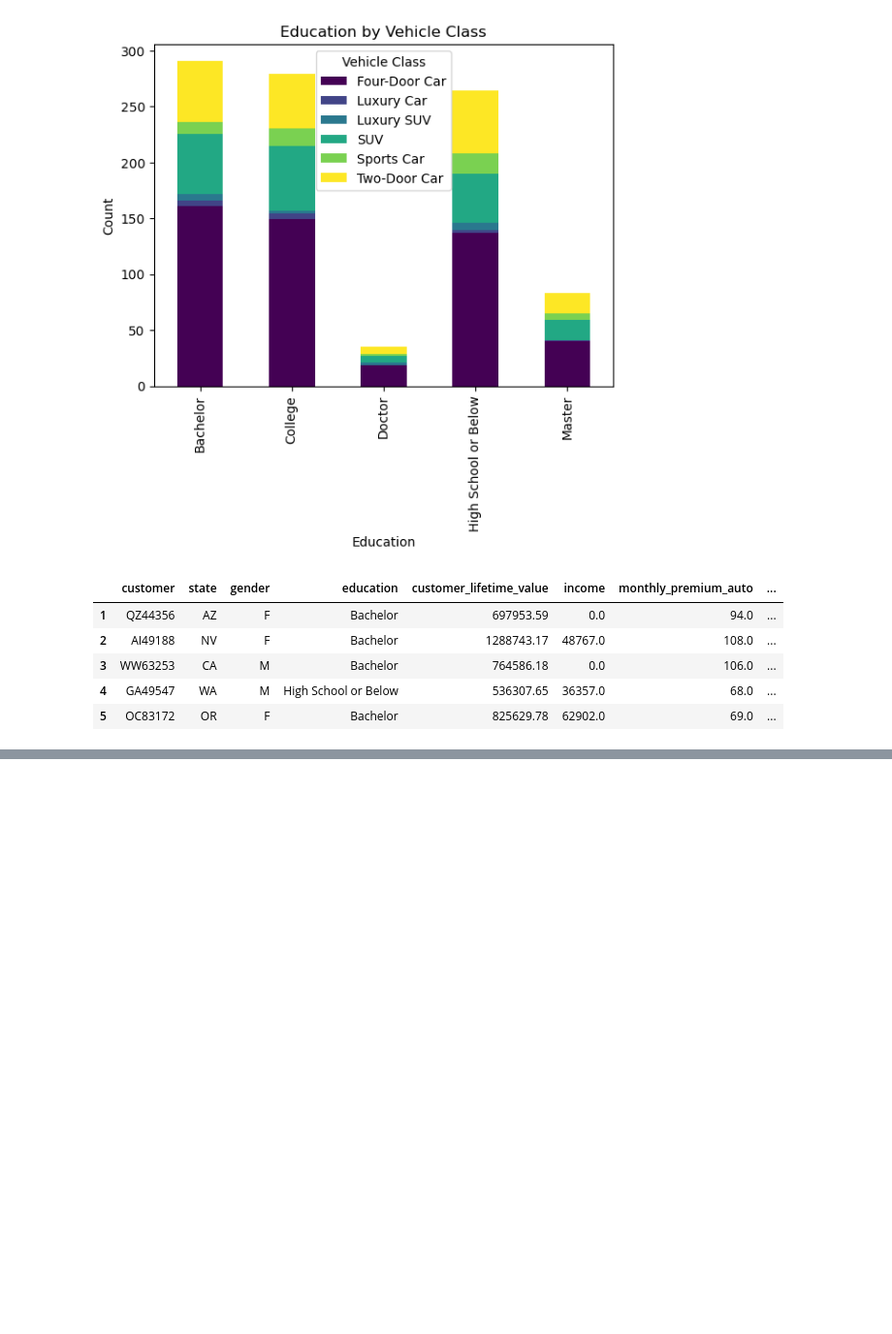
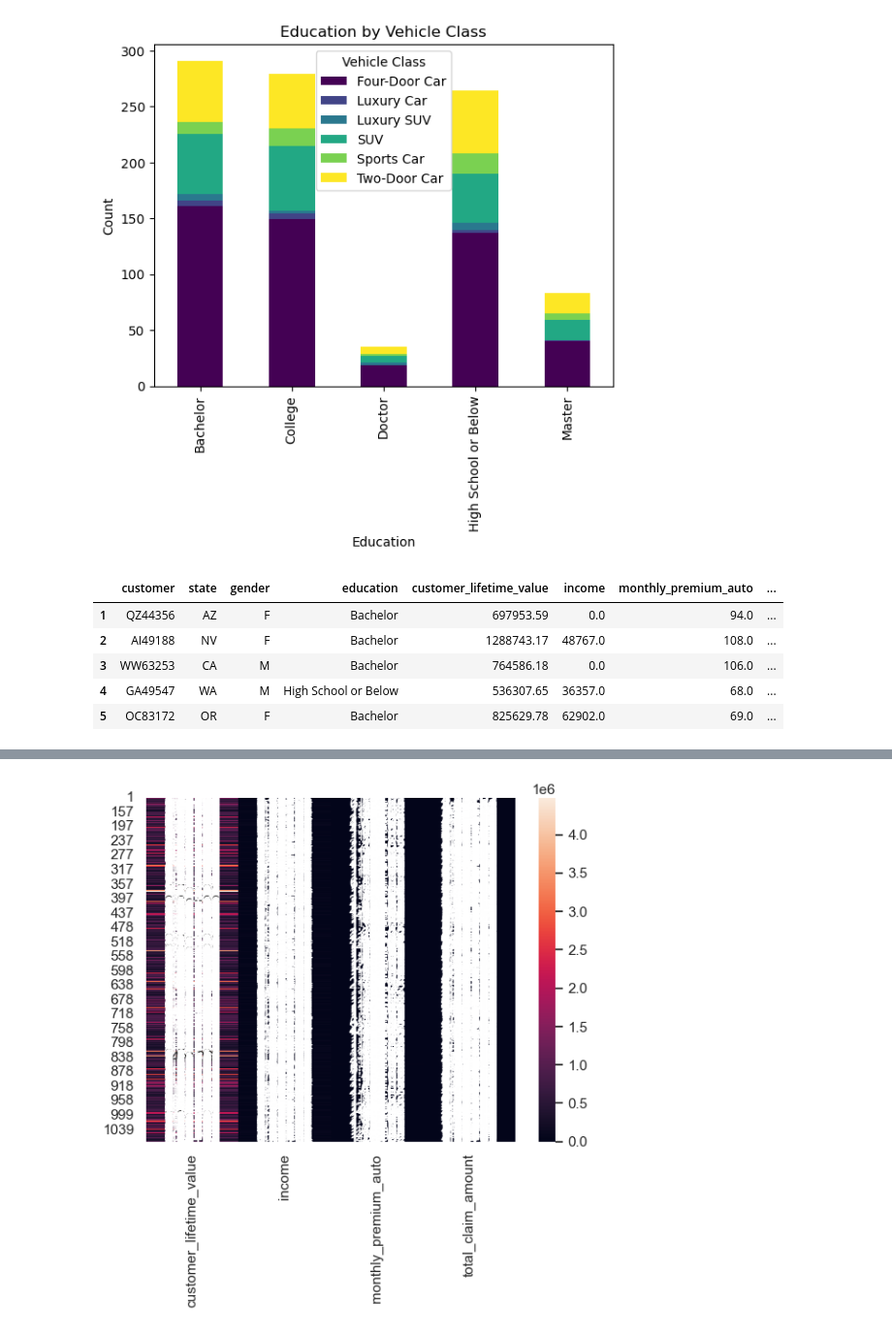
Before and after one commit to Draian123/lab-dw-data-cleaning-and-formatting, a Jupyter notebook: lab-dw-data-cleaning-and-formatting.ipynb, the cells around one changed output, grey strips where cells are left out. Shown: that part at 97% size. Drawn from its saved outputs; the diff is of its cells as text; code cells hidden in the pictures; blank space fills up the shorter version.

```diff
--- a/lab-dw-data-cleaning-and-formatting.ipynb
+++ b/lab-dw-data-cleaning-and-formatting.ipynb
@@ -349,0 +342,7 @@ numerical.corr()
+# %%
+# no value over 0.9 not dropping cols
+
+sns.heatmap(numerical, annot=True)
+plt.show()
+# %% [output]
+[figure, added]
```
Also changed, not shown: parts of 15 cells of this notebook.
